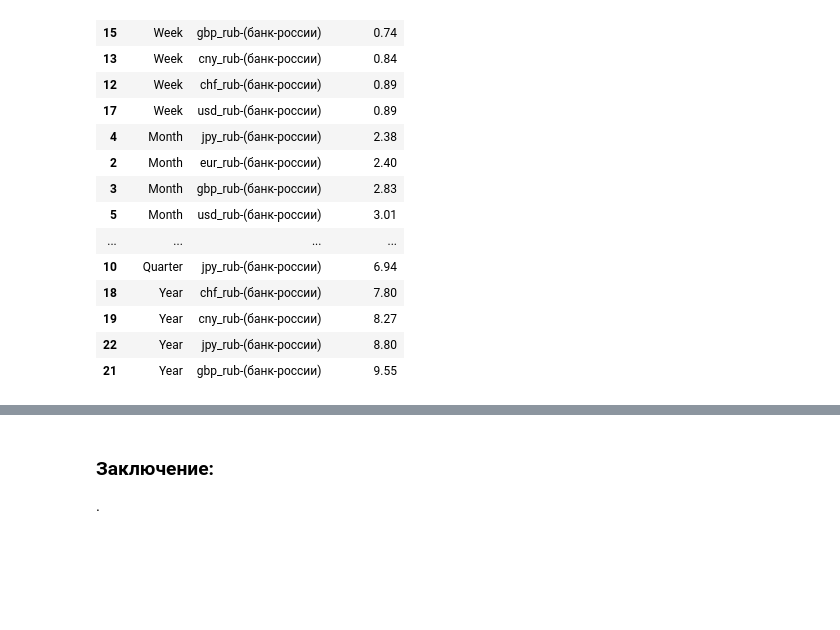
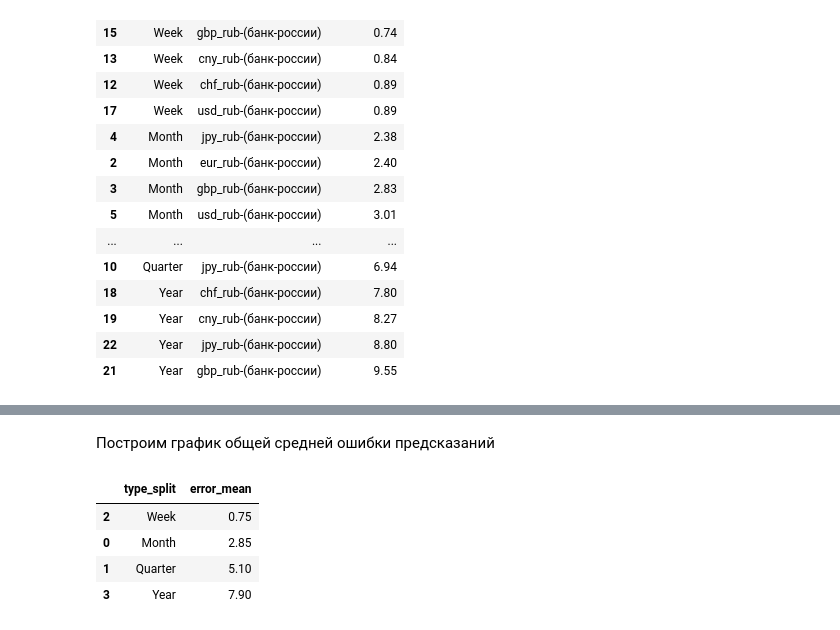
Before and after one commit to uc20100/Diplom-2024, a Jupyter notebook: diplom_2024.ipynb, the cells around one changed output, grey strips where cells are left out. Cells and saved outputs as stored; diff of their text form; code cells hidden in the pictures; blank space fills up the shorter version.

```diff
--- a/diplom_2024.ipynb
+++ b/diplom_2024.ipynb
@@ -925,6 +925,15 @@ for i, currency in enumerate(currency_list):
 plt.show()
 # %% [output]
 [drawing not drawn]
-# %% [markdown]
-### Заключение: <a class='anchor' id='vivod_'>
-.
+# %% [markdown]
+Построим график общей средней ошибки предсказаний
+# %%
+# Сгруппируем средние значения в зависимости от типа разбиения
+cv_general_info_mean = cv_info.groupby(['type_split'], as_index=False).agg({'error':'mean'}).rename(columns={'error':'error_mean'}).sort_values(by='error_mean')
+cv_general_info_mean
+# %% [output]
+|  | type_split | error_mean |
+| 2 | Week | 0.75 |
+| 0 | Month | 2.85 |
+| 1 | Quarter | 5.10 |
+| 3 | Year | 7.90 |
```
Also changed, not shown: parts of 8 cells of this notebook, 1 other file.
